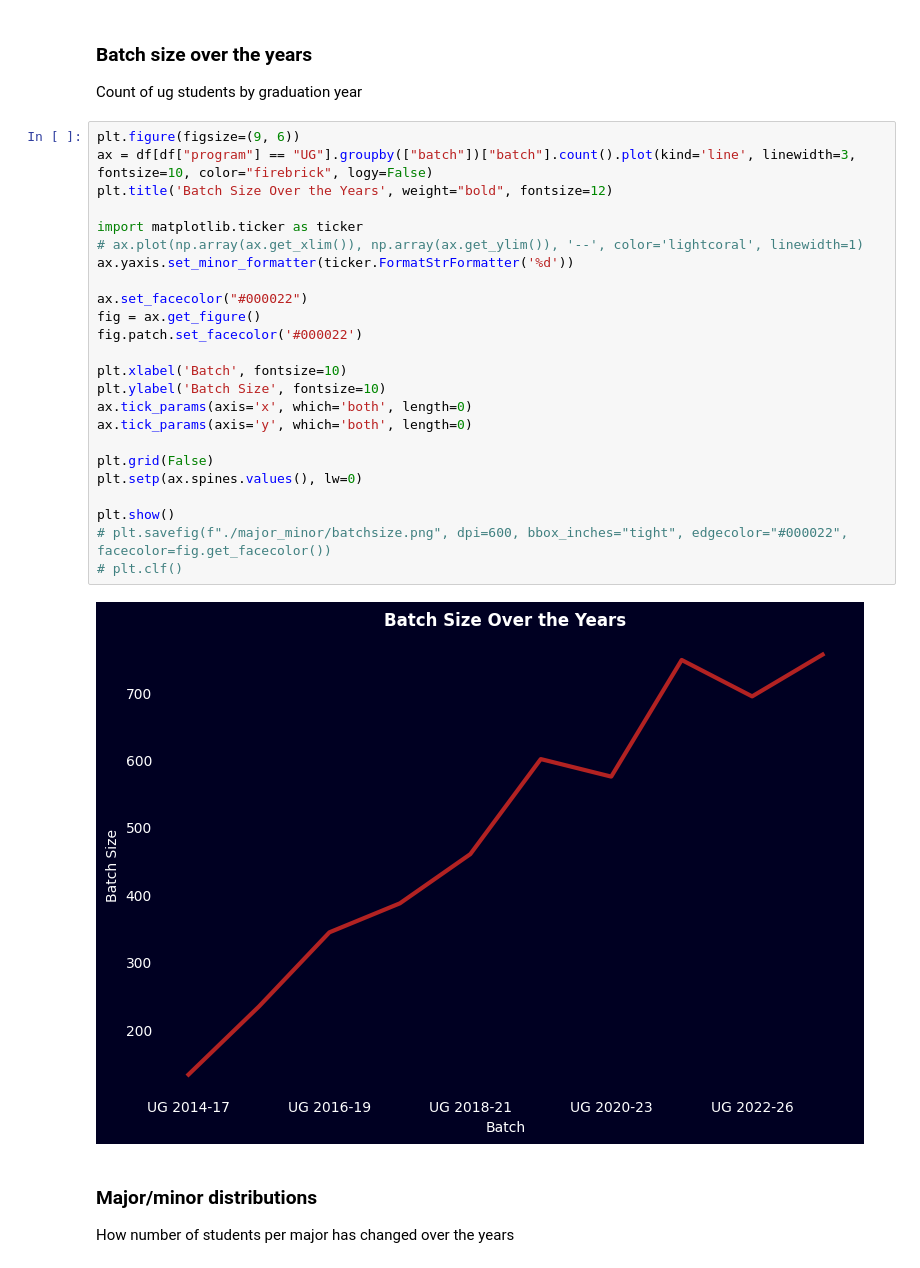
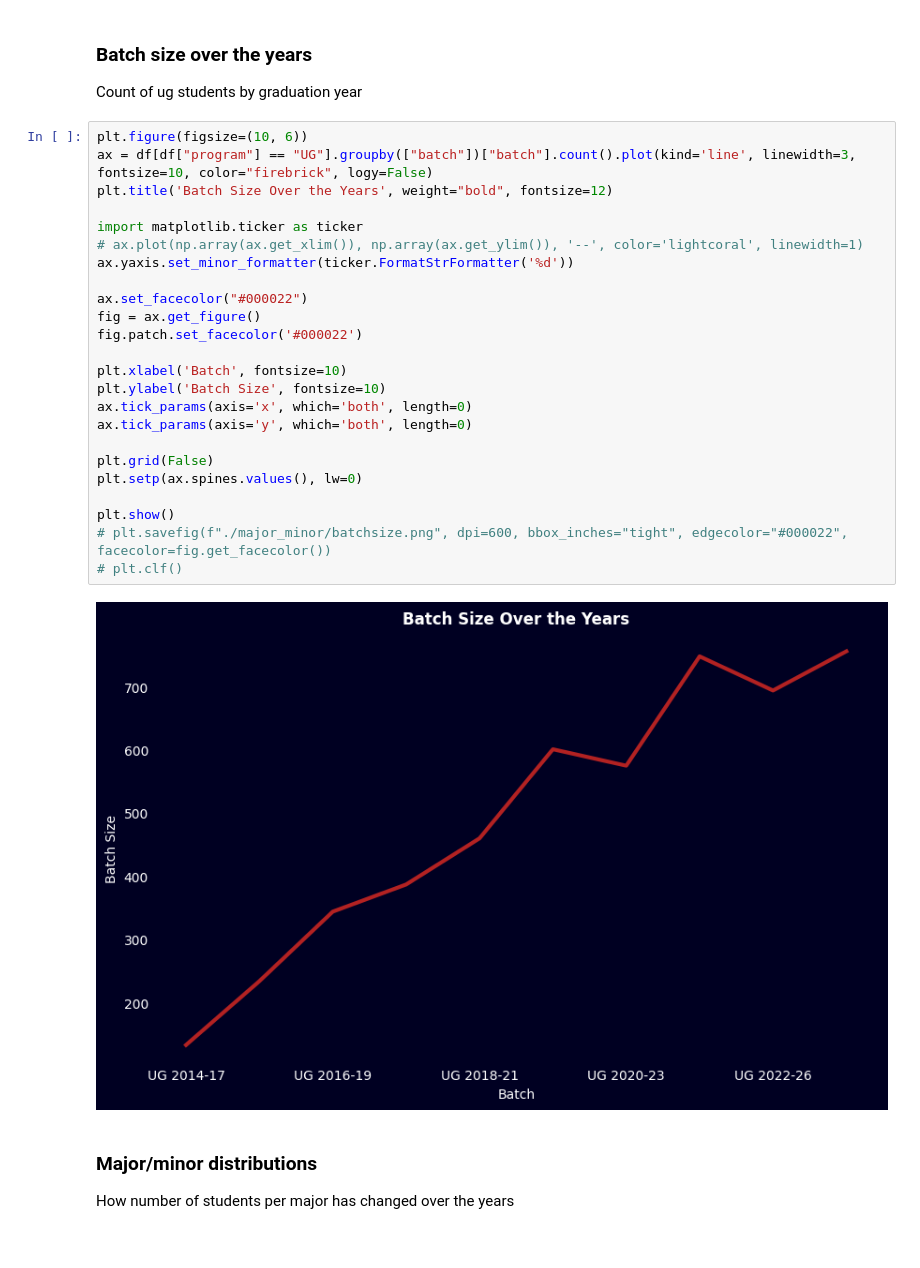
Before and after one commit to kkkarnav/ashokaDemo, a Jupyter notebook: 4_analyse_students.ipynb, the cells around one changed output. Cells and saved outputs as stored; diff of their text form.

```diff
--- a/4_analyse_students.ipynb
+++ b/4_analyse_students.ipynb
@@ -36,31 +36,31 @@ df.drop(["email", "name", "id"], axis=1)
 ### Batch size over the years
 Count of ug students by graduation year
 # %%
-plt.figure(figsize=(9, 6))
+plt.figure(figsize=(10, 6))
 ax = df[df["program"] == "UG"].groupby(["batch"])["batch"].count().plot(kind='line', linewidth=3, fontsize=10, color="firebrick", logy=False)
 plt.title('Batch Size Over the Years', weight="bold", fontsize=12)
 
 import matplotlib.ticker as ticker
 # ax.plot(np.array(ax.get_xlim()), np.array(ax.get_ylim()), '--', color='lightcoral', linewidth=1)
 ax.yaxis.set_minor_formatter(ticker.FormatStrFormatter('%d'))
 
 ax.set_facecolor("#000022")
 fig = ax.get_figure()
 fig.patch.set_facecolor('#000022')
 
 plt.xlabel('Batch', fontsize=10)
 plt.ylabel('Batch Size', fontsize=10)
 ax.tick_params(axis='x', which='both', length=0)
 ax.tick_params(axis='y', which='both', length=0)
 
 plt.grid(False)
 plt.setp(ax.spines.values(), lw=0)
 
 plt.show()
 # plt.savefig(f"./major_minor/batchsize.png", dpi=600, bbox_inches="tight", edgecolor="#000022", facecolor=fig.get_facecolor())
 # plt.clf()
 # %% [output]
-[figure, old version]
+[figure, new version]
 # %% [markdown]
 ### Major/minor distributions
 How number of students per major has changed over the years
```
Also changed, not shown: parts of 26 cells of this notebook, 2 other files.
